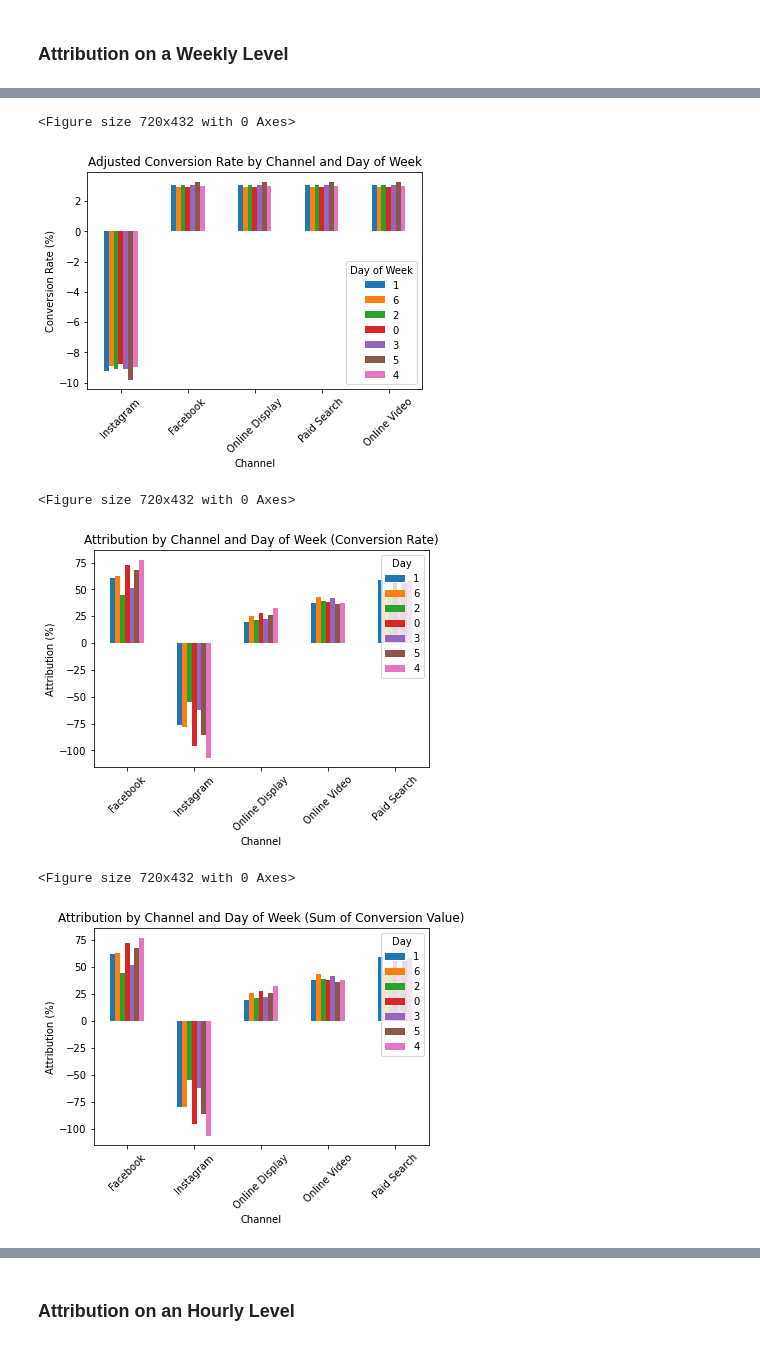
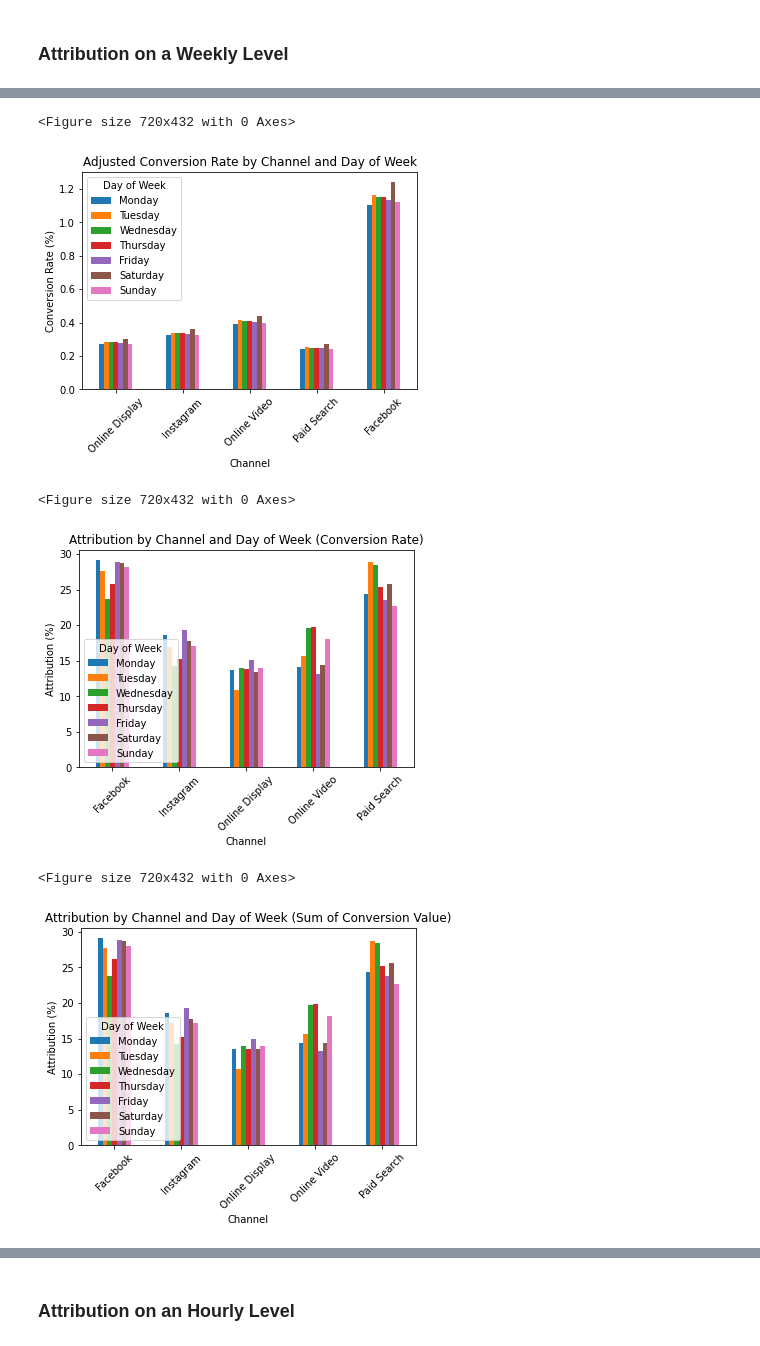
Before and after one commit to miji-lee-kr/marketing_attribution, a Jupyter notebook: Marketing_Mix_Modeling.ipynb, the cells around one changed output, grey strips where cells are left out. Drawn from its saved outputs; the diff is of its cells as text; code cells hidden in the pictures.

```diff
--- a/Marketing_Mix_Modeling.ipynb
+++ b/Marketing_Mix_Modeling.ipynb
@@ -88,7 +88,7 @@ def week_eng(date_value):
 df['dayofweek'] = df['dayofweek'].apply(week_eng)
 # %%
 bins = [0,7,12,18,22,24]
-labels = ['5_night', '1_morning', '2_afternoon','3_evening', '4_eve-night']
+labels = ['5_night_to_dawn', '1_morning', '2_afternoon','3_evening', '4_until_midnight']
 df['hour_group'] = pd.cut(df['hour'], bins, right = False, labels = labels)
 
 df.head()
@@ -390,0 +422,9 @@ plt.show()
+# %%
+conversions = df.loc[df['conversion'] == 1]
+conversion_avg = conversions.groupby('dayofweek')['conversion_value'].sum()
+
+plt.plot(conversion_avg.index, conversion_avg.values, marker='o')
+plt.title('Total Conversion Value by Day of the Week')
+plt.xlabel('Day of the Week')
+plt.ylabel('Total Conversion Value')
+plt.show()
@@ -611,3 +610,19 @@ for day, transition_matrix in transition_matrices.items():
+# %%
+attribution_adjustments = {}
+
+for day, transition_matrix in transition_matrices.items():
+    attribution_weight_adjustment = pd.DataFrame(np.ones_like(transition_matrix.values),
+                                                index=transition_matrix.index,
+                                                columns=transition_matrix.columns)
+    for channel, _ in transition_matrix.iterrows():
+        attribution_weight_adjustment.loc[channel] = 0
+        remaining_weights_sum = attribution_weight_adjustment.sum(axis=1).values
+        remaining_weights_sum[remaining_weights_sum == 0] = 1
+        attribution_weight_adjustment.loc[channel] = 1 / remaining_weights_sum
+    attribution_weight_adjustment = attribution_weight_adjustment.div(attribution_weight_adjustment.sum(axis=1),
+                                                                     axis=0)
+
+    attribution_adjustments[day] = attribution_weight_adjustment
 # %%
 conversion_rate_per_day = {}
 
@@ -620,6 +634,11 @@ for day, attribution_adjustment in attribution_adjustments.items():
     attribution_adjusted_conversion_rate = conversion_rate * attribution_adjustment
     conversion_rate_per_day[day] = attribution_adjusted_conversion_rate
 # %%
+import calendar
+day_of_week_mapping = {6:'Sunday', 0: 'Monday', 1: 'Tuesday', 2: 'Wednesday', 3: 'Thursday', 4: 'Friday', 5: 'Saturday'}
+
+sorted_days = [day_of_week_mapping[day] for day in sorted(conversion_rate_per_day.keys())]
+
 unique_channels = set()
 for conversion_counts in conversion_rate_per_day.values():
     unique_channels.update(conversion_counts.index)
@@ -628,10 +647,11 @@ adjusted_conversion_rate_data = pd.DataFrame(columns=unique_channels)
 for day, conversion_counts in conversion_rate_per_day.items():
     conversion_counts_df = pd.DataFrame(conversion_counts).transpose()
     conversion_counts_df = conversion_counts_df.reindex(columns=unique_channels)
-    adjusted_conversion_rate_data.loc[day] = conversion_counts_df.values[0]
+    adjusted_conversion_rate_data.loc[day_of_week_mapping[day]] = conversion_counts_df.values[0]
 adjusted_conversion_rate_data.index.name = 'Day'
 
 plt.figure(figsize=(10, 6))
+adjusted_conversion_rate_data = adjusted_conversion_rate_data.reindex(sorted_days)
 adjusted_conversion_rate_data.transpose().plot(kind='bar')
 plt.xlabel('Channel')
 plt.ylabel('Conversion Rate (%)')
@@ -641,42 +661,42 @@ plt.legend(title='Day of Week')
 plt.show()
 # %% [output]
 <Figure size 720x432 with 0 Axes>
-[figure, old version]
+[figure, new version]
 # %%
 conversions = df[df['conversion'] == 1]
 
 attribution_conversion_rate_per_day = {}
-
 for day, attribution_adjustment in attribution_adjustments.items():
     mask = conversions['day_of_week'] == day
     channel_column = conversions.loc[mask, 'channel']
     adjustment_values = attribution_adjustment.lookup(channel_column, channel_column)
     adjustment_values = np.nan_to_num(adjustment_values, nan=1.0)
     conversions.loc[mask, 'conversion_count_adjusted'] = 1 * adjustment_values
     adjusted_channel_conversion_count = conversions[mask].groupby('channel')['conversion_count_adjusted'].sum()
     total_conversions = adjusted_channel_conversion_count.sum()
     attribution_conversion_rate = adjusted_channel_conversion_count / total_conversions * 100
     attribution_conversion_rate_per_day[day] = attribution_conversion_rate
 
-attribution_data = pd.DataFrame(attribution_conversion_rate_per_day)
+day_names = ['Monday', 'Tuesday', 'Wednesday', 'Thursday', 'Friday', 'Saturday', 'Sunday']
+attribution_data = pd.DataFrame(attribution_conversion_rate_per_day).sort_index(axis=1)
+attribution_data.columns = day_names
 
 plt.figure(figsize=(10, 6))
 attribution_data.plot(kind='bar')
 plt.xlabel('Channel')
 plt.ylabel('Attribution (%)')
 plt.title('Attribution by Channel and Day of Week (Conversion Rate)')
 plt.xticks(rotation=45)
-plt.legend(title='Day')
+plt.legend(title='Day of Week', loc='lower left', ncol=1)
 plt.show()
 # %% [output]
 <Figure size 720x432 with 0 Axes>
-[figure, old version]
+[figure, new version]
 # %%
 conversions = df[df['conversion'] == 1]
 conversions['conversion_value_adjusted'] = conversions['conversion_value']
 
 attribution_conversion_value_per_day = {}
-
 for day, attribution_adjustment in attribution_adjustments.items():
     mask = conversions['day_of_week'] == day
     channel_column = conversions.loc[mask, 'channel']
@@ -686,7 +706,8 @@ for day, attribution_adjustment in attribution_adjustments.items():
     adjusted_channel_conversion_value = conversions[mask].groupby('channel')['conversion_value_adjusted'].sum()
     attribution_conversion_value = adjusted_channel_conversion_value / adjusted_channel_conversion_value.sum() * 100
     attribution_conversion_value_per_day[day] = attribution_conversion_value
-attribution_data = pd.DataFrame(attribution_conversion_value_per_day)
+attribution_data = pd.DataFrame(attribution_conversion_value_per_day).sort_index(axis=1)
+attribution_data.columns = day_names
 
 plt.figure(figsize=(10, 6))
 attribution_data.plot(kind='bar')
@@ -694,8 +715,8 @@ plt.xlabel('Channel')
 plt.ylabel('Attribution (%)')
 plt.title('Attribution by Channel and Day of Week (Sum of Conversion Value)')
 plt.xticks(rotation=45)
-plt.legend(title='Day')
+plt.legend(title='Day of Week', loc = 'lower left')
 plt.show()
 # %% [output]
 <Figure size 720x432 with 0 Axes>
-[figure, old version]
+[figure, new version]
```
Also changed, not shown: parts of 29 cells of this notebook.
